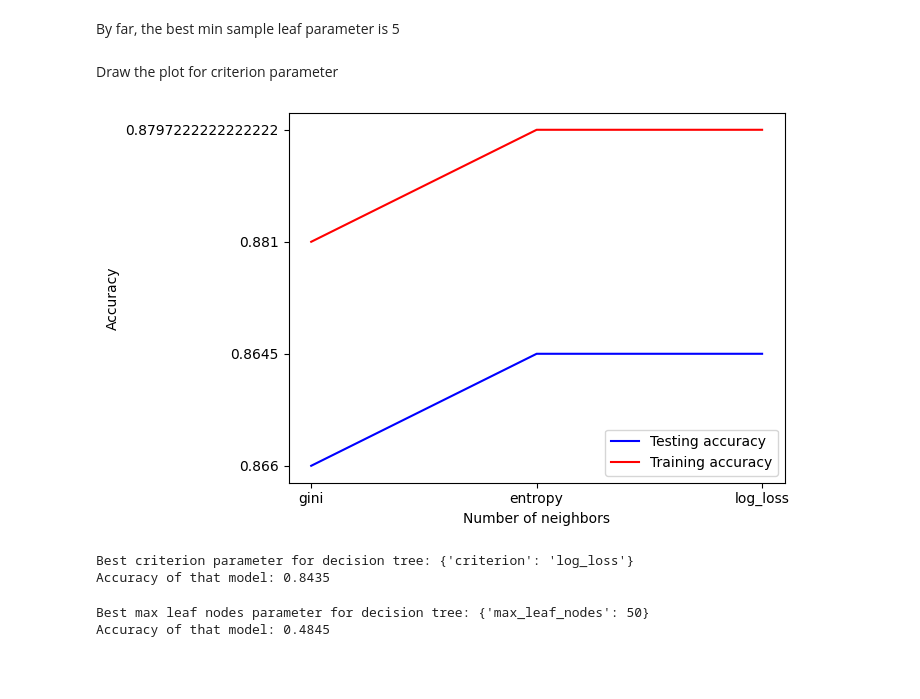
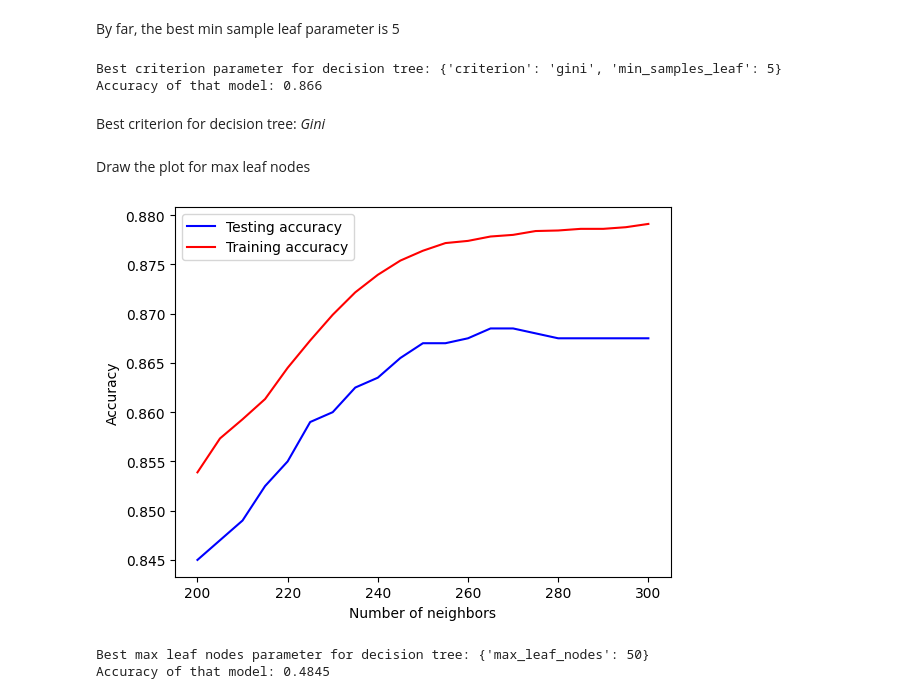
Before and after one commit to auphong2707/emotion-dectection-from-text, a Jupyter notebook: EDFT.ipynb, the cells around one changed output. Saved outputs shown, nothing was run; the diff lists cells and outputs as text; code cells hidden in the pictures; blank space fills up the shorter version.

Commit message:
Draw plot to find max leaf nodes

```diff
--- a/EDFT.ipynb
+++ b/EDFT.ipynb
@@ -418,6 +418,6 @@ I'm going to do just literally the same thing for TfIdf dataset... later.
 # %% [markdown]
 ##Decision Tree classification
 # %%
-DT = DecisionTreeClassifier(criterion='log_loss', min_samples_leaf=5)
+DT = DecisionTreeClassifier(min_samples_leaf=5)
 DT.fit(X_train_bow, y_train)
 # %% [output]
@@ -509,47 +509,50 @@ Best min sample leaf parameter for decision tree: {'min_samples_leaf': 5}
 Accuracy of that model: 0.866
 # %% [markdown]
 By far, the best min sample leaf parameter is 5
+# %%
+dict_param = {'criterion': ['gini', 'entropy', 'log_loss'],
+              'min_samples_leaf': [5]}
+best_criterion = GridSearchCV(DecisionTreeClassifier(), param_grid = dict_param, n_jobs = -1, cv = 10, scoring = 'accuracy')
+
+best_criterion.fit(X_train_bow, y_train)
+
+print("Best criterion parameter for decision tree:", best_criterion.best_params_)
+data_best_criterion_y = best_criterion.predict(X_test_bow)
+print("Accuracy of that model:", accuracy_score(data_best_criterion_y, y_test))
+# %% [output]
+Best criterion parameter for decision tree: {'criterion': 'gini', 'min_samples_leaf': 5}
+Accuracy of that model: 0.866
+# %% [markdown]
+Best criterion for decision tree: *Gini*
 # %% [markdown]
-Draw the plot for criterion parameter
+Draw the plot for max leaf nodes
 # %%
 # Setting the min sample leaf range
-K = ['gini', 'entropy', 'log_loss']
+K = [i for i in range(200, 301, 5)]
 accuracy_list = list()
 valid_accuracy_list = list()
 
 for k in K:
-  dt_model = DecisionTreeClassifier(criterion=k, min_samples_leaf=5)
+  dt_model = DecisionTreeClassifier(min_samples_leaf=5, max_leaf_nodes=k)
   dt_model.fit(X_train_bow, y_train)
 
   data_pred_y = dt_model.predict(X_test_bow)
   data_valid_y = dt_model.predict(X_train_bow)
 
   accuracy_list.append([k, accuracy_score(y_test, data_pred_y)])
   valid_accuracy_list.append([k, accuracy_score(y_train, data_valid_y)])
 
 accuracy_list = np.asarray(accuracy_list)
 valid_accuracy_list = np.asarray(valid_accuracy_list)
 
 plt.plot(accuracy_list[:, 0], accuracy_list[:, 1], label = "Testing accuracy", color = 'b')
 plt.plot(valid_accuracy_list[:, 0], valid_accuracy_list[:, 1], label = "Training accuracy", color = 'r')
 plt.xlabel('Number of neighbors')
 plt.ylabel('Accuracy')
 plt.legend()
 plt.show()
 # %% [output]
-[figure, old version]
+[figure, new version]
-# %%
-dict_param = {'criterion': ['gini', 'entropy', 'log_loss']}
-best_criterion = GridSearchCV(DecisionTreeClassifier(), param_grid = dict_param, n_jobs = -1, cv = 10, scoring = 'accuracy')
-
-best_criterion.fit(X_train_bow, y_train)
-
-print("Best criterion parameter for decision tree:", best_criterion.best_params_)
-data_best_criterion_y = best_criterion.predict(X_test_bow)
-print("Accuracy of that model:", accuracy_score(data_best_criterion_y, y_test))
-# %% [output]
-Best criterion parameter for decision tree: {'criterion': 'log_loss'}
-Accuracy of that model: 0.8435
 # %%
 dict_param = {'max_leaf_nodes': np.arange(10, 51, 10)}
 best_max_leaf_nodes = GridSearchCV(DecisionTreeClassifier(), param_grid = dict_param, n_jobs = -1, cv = 10, scoring = 'accuracy')
```
Also changed, not shown: parts of 4 cells of this notebook.
